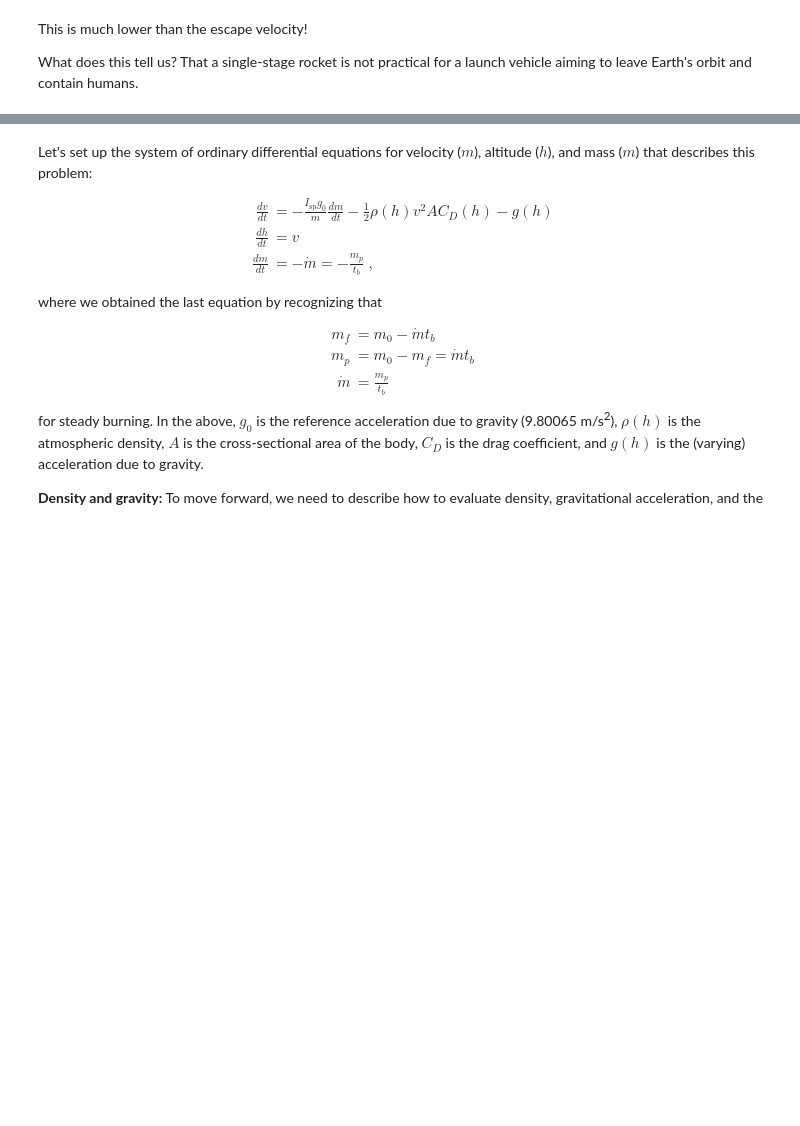
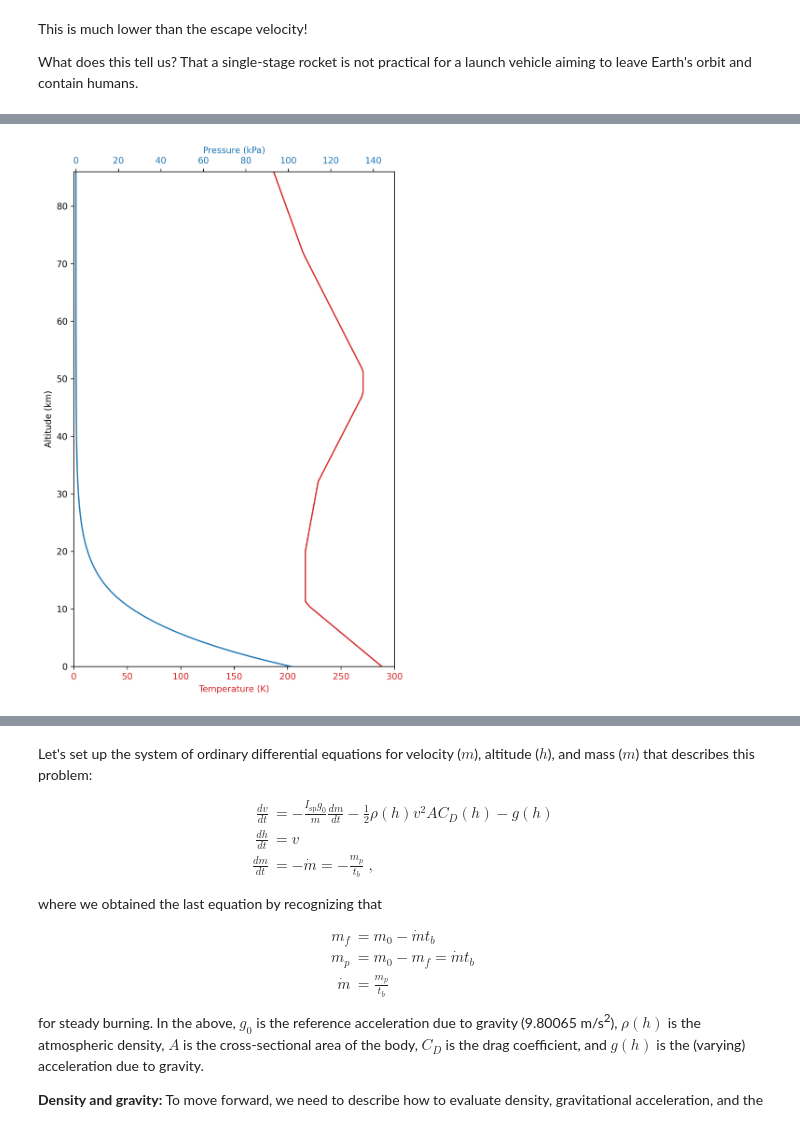
Before and after one commit to kyleniemeyer/rocket-propulsion, a Jupyter notebook: fundamentals/thrust-rocket-equation.ipynb, the cells around one changed output, grey strips where cells are left out. Cells and saved outputs as stored; diff of their text form; code cells hidden in the pictures; blank space fills up the shorter version.

```diff
--- a/fundamentals/thrust-rocket-equation.ipynb
+++ b/fundamentals/thrust-rocket-equation.ipynb
@@ -424,0 +534,31 @@ aiming to leave Earth's orbit and contain humans.
+# %%
+from fluids.atmosphere import ATMOSPHERE_1976
+
+altitudes = np.linspace(0, 86, num=100)
+pressures = np.zeros_like(altitudes)
+temperatures = np.zeros_like(altitudes)
+for idx, h in enumerate(altitudes):
+    props = ATMOSPHERE_1976(h * 1000.)
+    pressures[idx] = props.P
+    temperatures[idx] = props.T
+
+fig, ax = plt.subplots(layout='constrained', sharey=True,figsize=(6, 9))
+color = 'tab:red'
+ax.plot(temperatures, altitudes, color=color)
+ax.set_ylim([0, 86.])
+ax.set_xlim([0, 300.])
+ax.set_ylabel('Altitude (km)')
+ax.set_xlabel('Temperature (K)', color=color)
+ax.tick_params(axis='x', labelcolor=color)
+
+ax2 = ax.twiny()
+color = 'tab:blue'
+ax2.plot(pressures/1000., altitudes, color=color)
+ax2.set_xlim([-1, 150.])
+ax2.set_xlabel('Pressure (kPa)', color=color)
+ax2.tick_params(axis='x', labelcolor=color)
+
+fig.tight_layout()
+plt.show()
+# %% [output]
+[figure, added]
```
Also changed, not shown: parts of 12 cells of this notebook, 1 other file.
